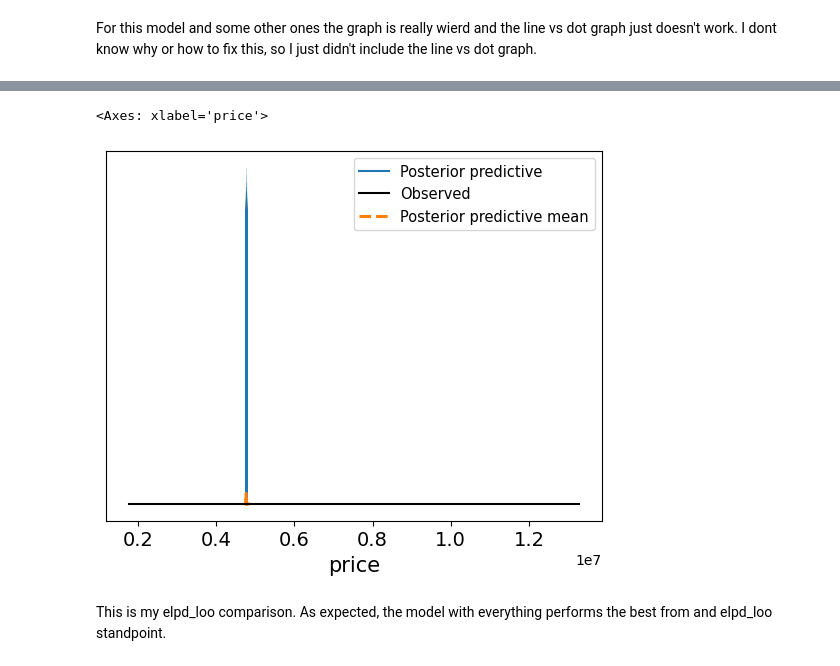
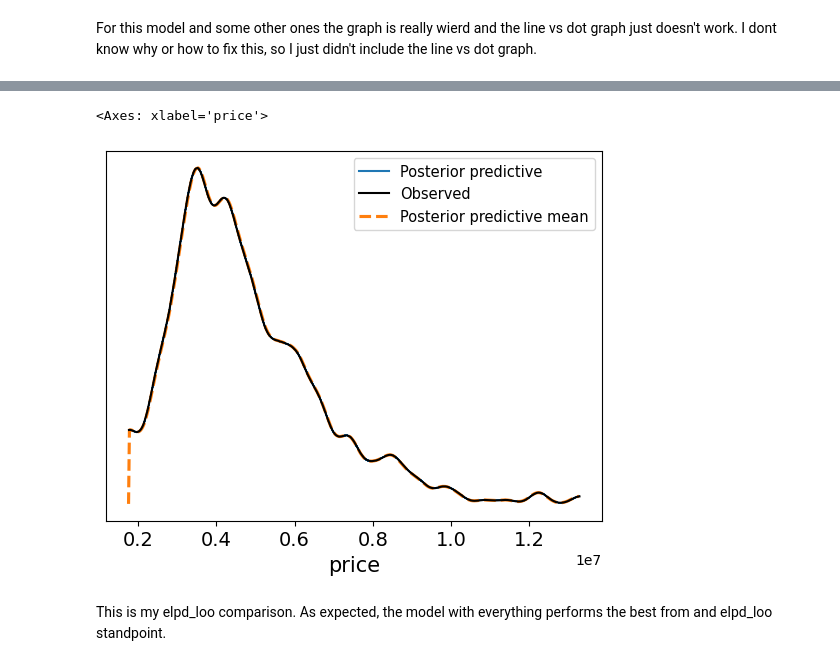
Before and after one commit to Bookas1468/data-science-google-colab, a Jupyter notebook: projects/LukaCookU6proj.ipynb, the cells around one changed output, grey strips where cells are left out. Cells and saved outputs as stored; diff of their text form; code cells hidden in the pictures.

```diff
--- a/projects/LukaCookU6proj.ipynb
+++ b/projects/LukaCookU6proj.ipynb
@@ -112,11 +133,11 @@ all = bmb.Model("price ~ area + parking + bedrooms + stories + area:bedrooms + p
 
 idata_all = all.fit(idata_kwargs={"log_likelihood":True})
 # %%
-simple.predict(idata_all, kind="response")
+all.predict(idata_all, kind="response")
 az.plot_ppc(idata_all)
 # %% [output]
 <Axes: xlabel='price'>
-[figure, old version]
+[figure, new version]
 # %% [markdown]
 This is my elpd_loo comparison. As expected, the model with everything performs the best from and elpd_loo standpoint.
 # %%
```
Also changed, not shown: parts of 10 cells of this notebook.
